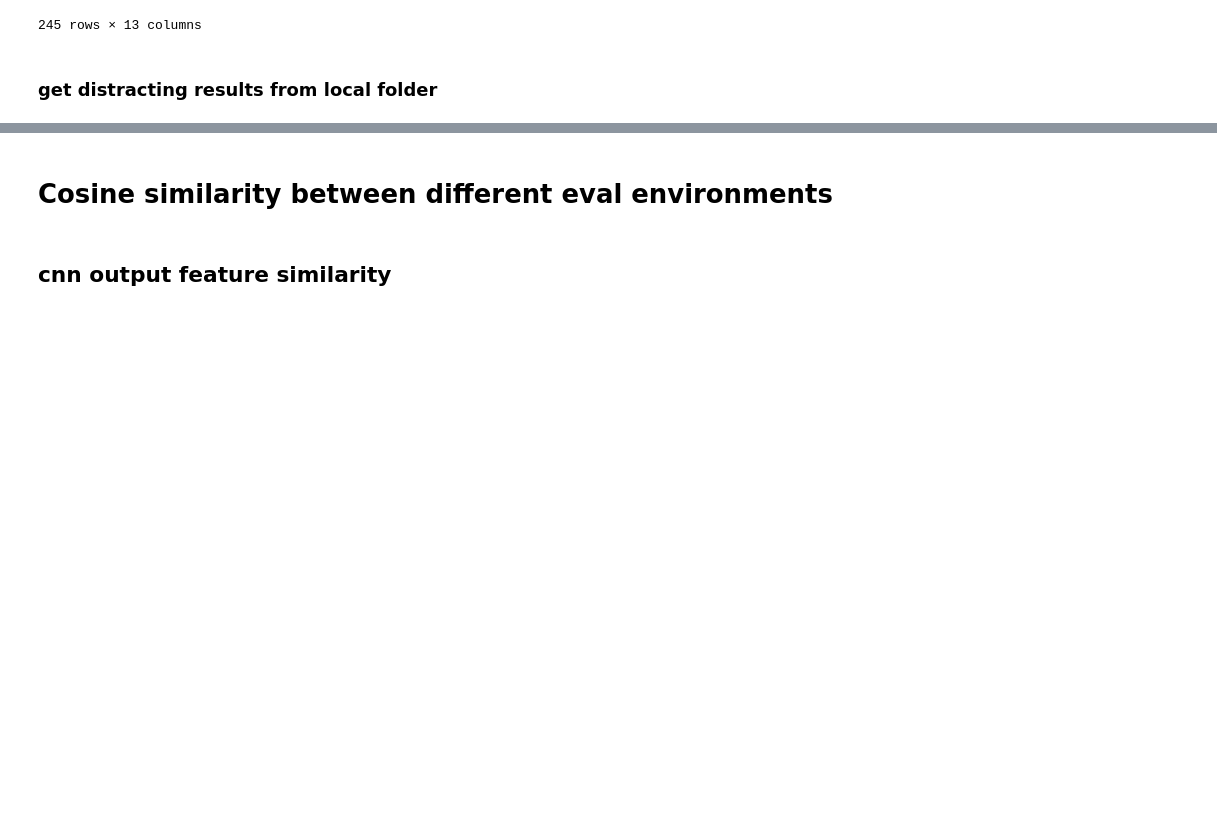
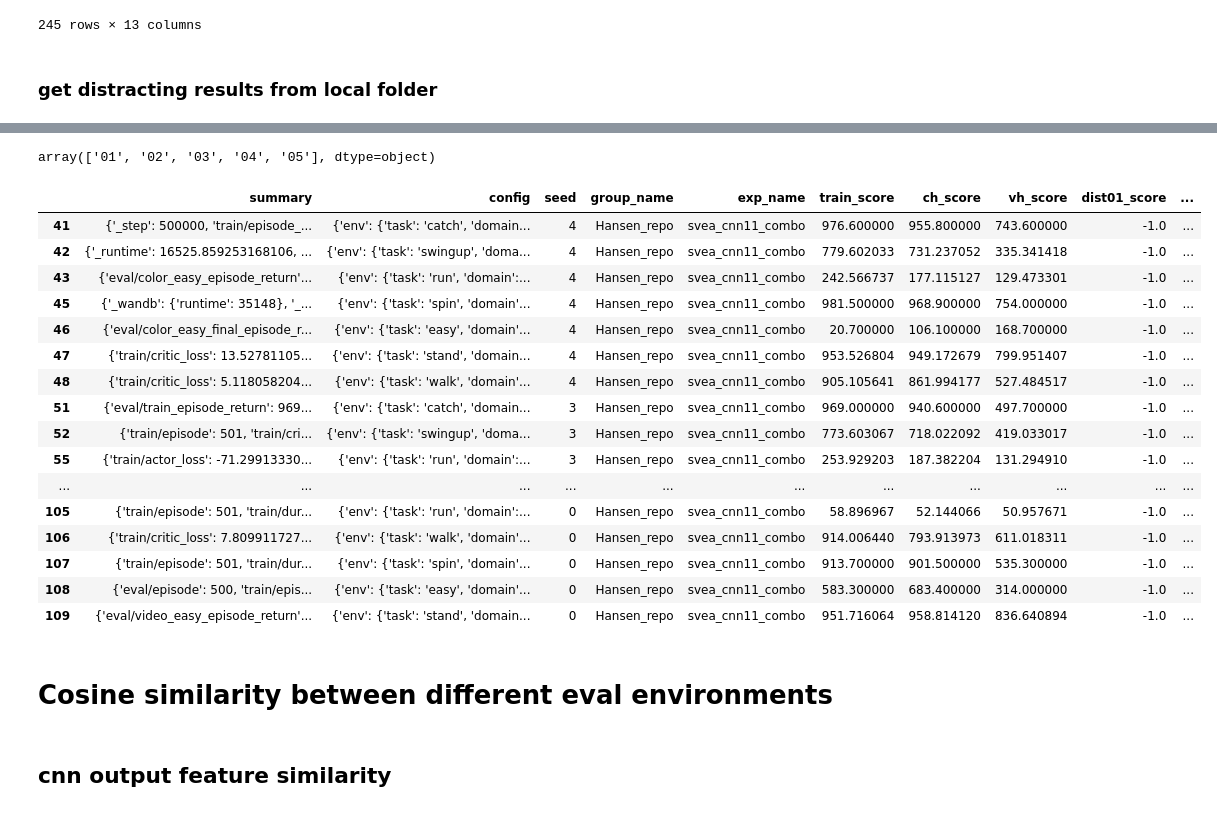
Before and after one commit to godnpeter/dmcontrol-generalization-benchmark, a Jupyter notebook: src/analyze_embeddings.ipynb, the cells around one changed output, grey strips where cells are left out. Cells and saved outputs as stored; diff of their text form; code cells hidden in the pictures; blank space fills up the shorter version.

```diff
--- a/src/analyze_embeddings.ipynb
+++ b/src/analyze_embeddings.ipynb
@@ -259,3 +361,29 @@ runs_df
+# %%
+unique_reward_types = df['Reward Type'].unique()
+unique_reward_types
+# %% [output]
+array(['01', '02', '03', '04', '05'], dtype=object)
+# %%
+# TODO
+runs_df[runs_df['exp_name']=='svea_cnn11_combo']
+# %% [output]
+|  | summary | config | seed | group_name | exp_name | train_score | ch_score | vh_score | dist01_score | ... |
+| 41 | {'_step': 500000, 'train/episode_... | {'env': {'task': 'catch', 'domain... | 4 | Hansen_repo | svea_cnn11_combo | 976.600000 | 955.800000 | 743.600000 | -1.0 | ... |
+| 42 | {'_runtime': 16525.859253168106, ... | {'env': {'task': 'swingup', 'doma... | 4 | Hansen_repo | svea_cnn11_combo | 779.602033 | 731.237052 | 335.341418 | -1.0 | ... |
+| 43 | {'eval/color_easy_episode_return'... | {'env': {'task': 'run', 'domain':... | 4 | Hansen_repo | svea_cnn11_combo | 242.566737 | 177.115127 | 129.473301 | -1.0 | ... |
+| 45 | {'_wandb': {'runtime': 35148}, '_... | {'env': {'task': 'spin', 'domain'... | 4 | Hansen_repo | svea_cnn11_combo | 981.500000 | 968.900000 | 754.000000 | -1.0 | ... |
+| 46 | {'eval/color_easy_final_episode_r... | {'env': {'task': 'easy', 'domain'... | 4 | Hansen_repo | svea_cnn11_combo | 20.700000 | 106.100000 | 168.700000 | -1.0 | ... |
+| 47 | {'train/critic_loss': 13.52781105... | {'env': {'task': 'stand', 'domain... | 4 | Hansen_repo | svea_cnn11_combo | 953.526804 | 949.172679 | 799.951407 | -1.0 | ... |
+| 48 | {'train/critic_loss': 5.118058204... | {'env': {'task': 'walk', 'domain'... | 4 | Hansen_repo | svea_cnn11_combo | 905.105641 | 861.994177 | 527.484517 | -1.0 | ... |
+| 51 | {'eval/train_episode_return': 969... | {'env': {'task': 'catch', 'domain... | 3 | Hansen_repo | svea_cnn11_combo | 969.000000 | 940.600000 | 497.700000 | -1.0 | ... |
+| 52 | {'train/episode': 501, 'train/cri... | {'env': {'task': 'swingup', 'doma... | 3 | Hansen_repo | svea_cnn11_combo | 773.603067 | 718.022092 | 419.033017 | -1.0 | ... |
+| 55 | {'train/actor_loss': -71.29913330... | {'env': {'task': 'run', 'domain':... | 3 | Hansen_repo | svea_cnn11_combo | 253.929203 | 187.382204 | 131.294910 | -1.0 | ... |
+| ... | ... | ... | ... | ... | ... | ... | ... | ... | ... | ... |
+| 105 | {'train/episode': 501, 'train/dur... | {'env': {'task': 'run', 'domain':... | 0 | Hansen_repo | svea_cnn11_combo | 58.896967 | 52.144066 | 50.957671 | -1.0 | ... |
+| 106 | {'train/critic_loss': 7.809911727... | {'env': {'task': 'walk', 'domain'... | 0 | Hansen_repo | svea_cnn11_combo | 914.006440 | 793.913973 | 611.018311 | -1.0 | ... |
+| 107 | {'train/episode': 501, 'train/dur... | {'env': {'task': 'spin', 'domain'... | 0 | Hansen_repo | svea_cnn11_combo | 913.700000 | 901.500000 | 535.300000 | -1.0 | ... |
+| 108 | {'eval/episode': 500, 'train/epis... | {'env': {'task': 'easy', 'domain'... | 0 | Hansen_repo | svea_cnn11_combo | 583.300000 | 683.400000 | 314.000000 | -1.0 | ... |
+| 109 | {'eval/video_easy_episode_return'... | {'env': {'task': 'stand', 'domain... | 0 | Hansen_repo | svea_cnn11_combo | 951.716064 | 958.814120 | 836.640894 | -1.0 | ... |
 # %% [markdown]
 # Cosine similarity between different eval environments
 # %% [markdown]
```
Also changed, not shown: parts of 4 cells of this notebook, 6 other files.
